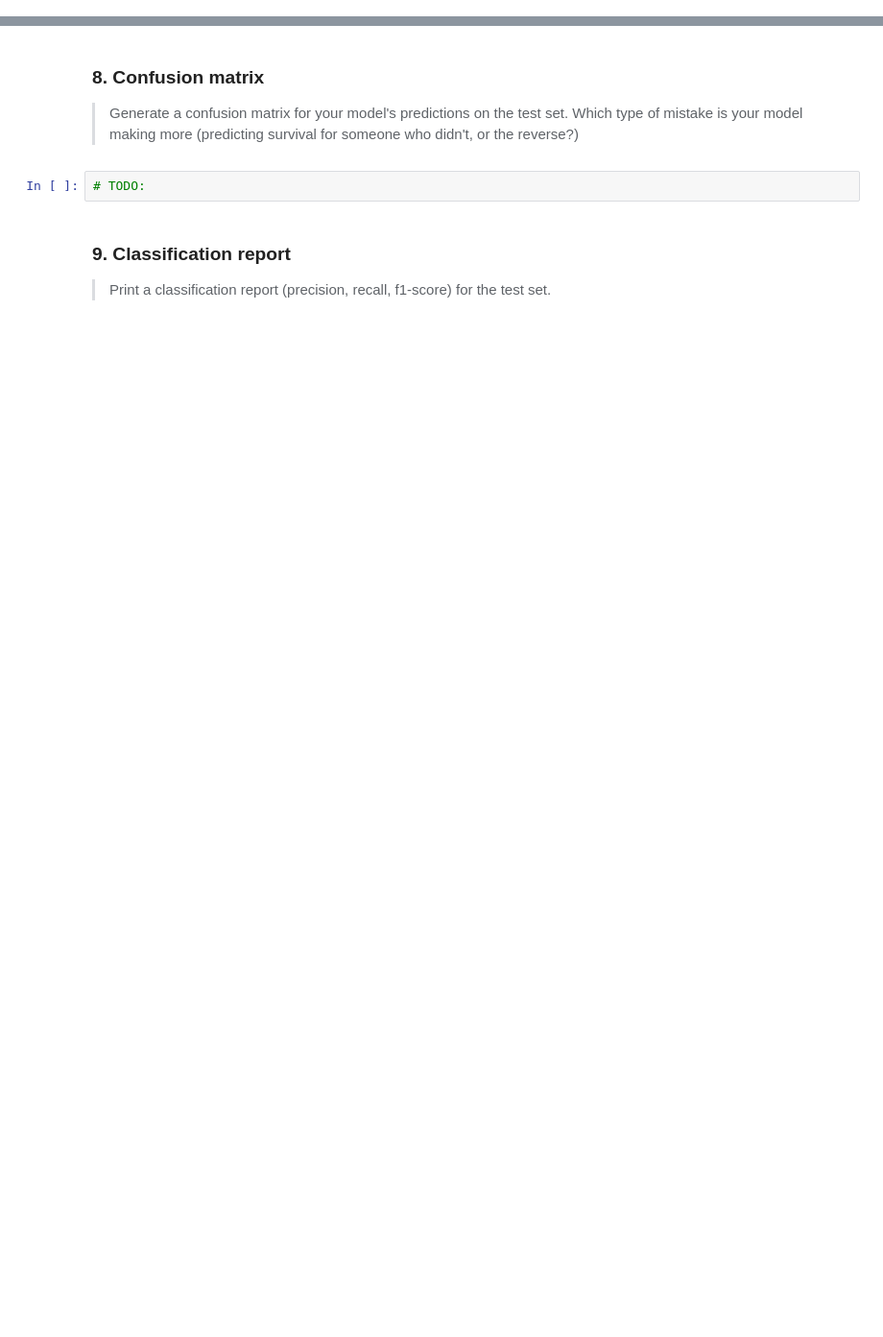
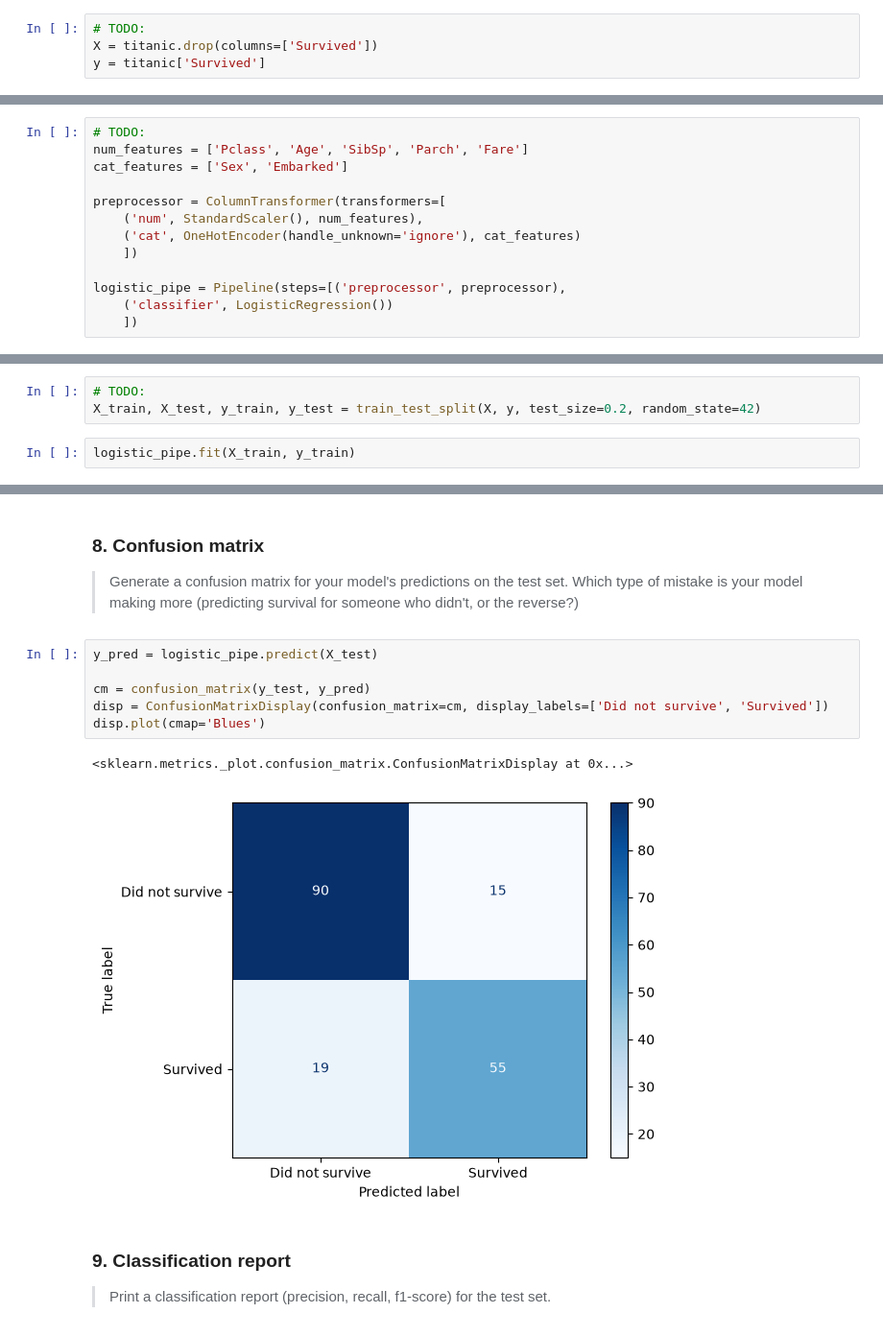
Before and after one commit to Qaem-7/labs_projects, a Jupyter notebook: Labs/6. Supervised Machine Learning/6.15 Logistic Regression/Exercises/6.15.E1 Logistic_Regression.ipynb, the cells around one changed output, grey strips where cells are left out. Shown at 96% size. Cells and saved outputs as stored; diff of their text form; blank space fills up the shorter version.

```diff
--- a/Labs/6. Supervised Machine Learning/6.15 Logistic Regression/Exercises/6.15.E1 Logistic_Regression.ipynb
+++ b/Labs/6. Supervised Machine Learning/6.15 Logistic Regression/Exercises/6.15.E1 Logistic_Regression.ipynb
@@ -52,3 +75,7 @@ Set `Survived` as your target, `y`. Everything else remaining is your feature ma
+# %%
+# TODO:
+X = titanic.drop(columns=['Survived'])
+y = titanic['Survived']
 # %% [markdown]
 ### 5. Establish a baseline
 
@@ -64,3 +95,16 @@ What accuracy would you get by always predicting the majority class? This is the
+# %%
+# TODO:
+num_features = ['Pclass', 'Age', 'SibSp', 'Parch', 'Fare']
+cat_features = ['Sex', 'Embarked']
+
+preprocessor = ColumnTransformer(transformers=[
+    ('num', StandardScaler(), num_features),
+    ('cat', OneHotEncoder(handle_unknown='ignore'), cat_features)
+    ])
+
+logistic_pipe = Pipeline(steps=[('preprocessor', preprocessor),
+    ('classifier', LogisticRegression())
+    ])
 # %% [markdown]
 ### 7. Fit your pipeline and evaluate train vs. test accuracy
 
@@ -69,0 +112,5 @@ Is there a meaningful gap between train and test performance? Is this model bett
+# %%
+# TODO:
+X_train, X_test, y_train, y_test = train_test_split(X, y, test_size=0.2, random_state=42)
+# %%
+logistic_pipe.fit(X_train, y_train)
@@ -71,8 +133,15 @@ Is there a meaningful gap between train and test performance? Is this model bett
 ### 8. Confusion matrix
 
 > Generate a confusion matrix for your model's predictions on the test set. Which type of mistake is your model making more (predicting survival for someone who didn't, or the reverse?)
-# %%
-# TODO:
+# %%
+y_pred = logistic_pipe.predict(X_test)
+
+cm = confusion_matrix(y_test, y_pred)
+disp = ConfusionMatrixDisplay(confusion_matrix=cm, display_labels=['Did not survive', 'Survived'])
+disp.plot(cmap='Blues')
+# %% [output]
+<sklearn.metrics._plot.confusion_matrix.ConfusionMatrixDisplay at 0x...>
+[figure, added]
 # %% [markdown]
 ### 9. Classification report
 
```
Also changed, not shown: parts of 28 cells of this notebook, 4 other files.
